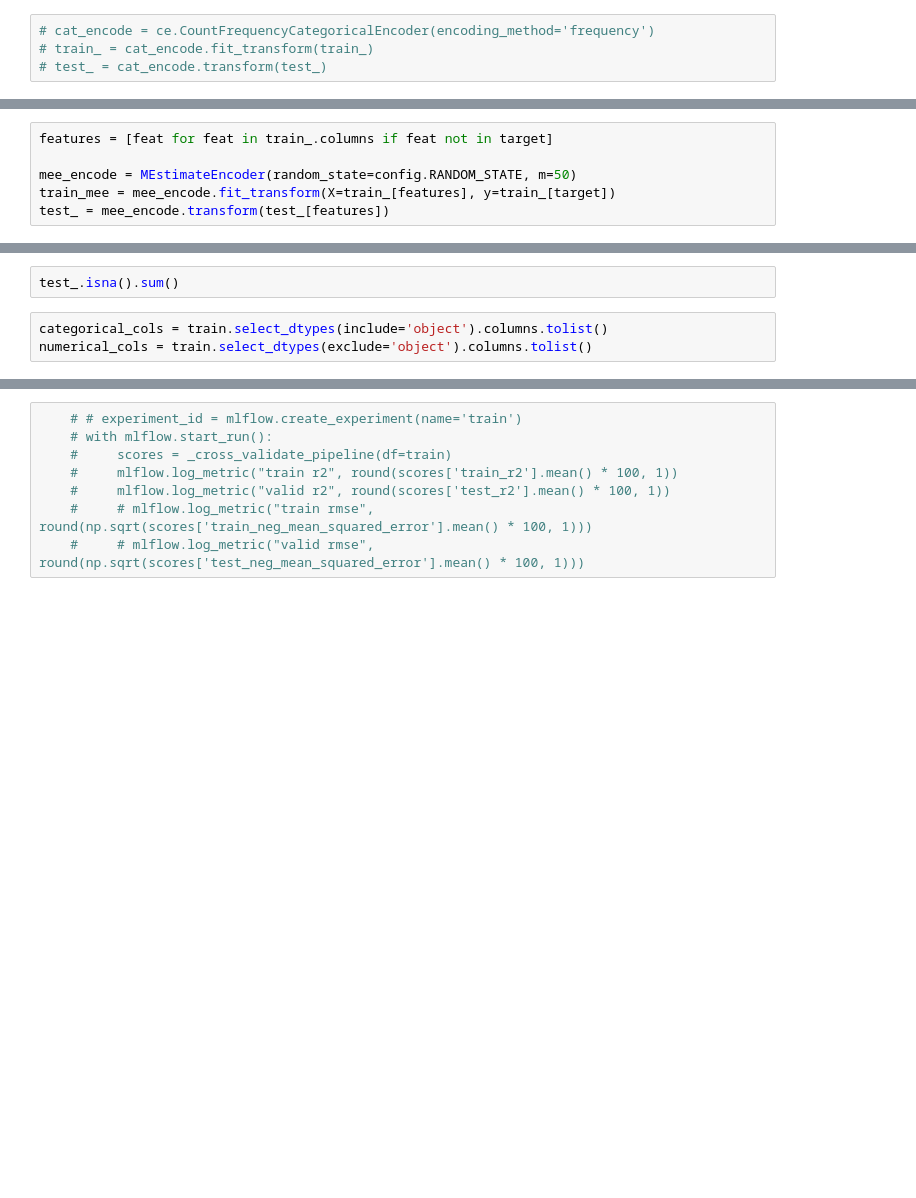
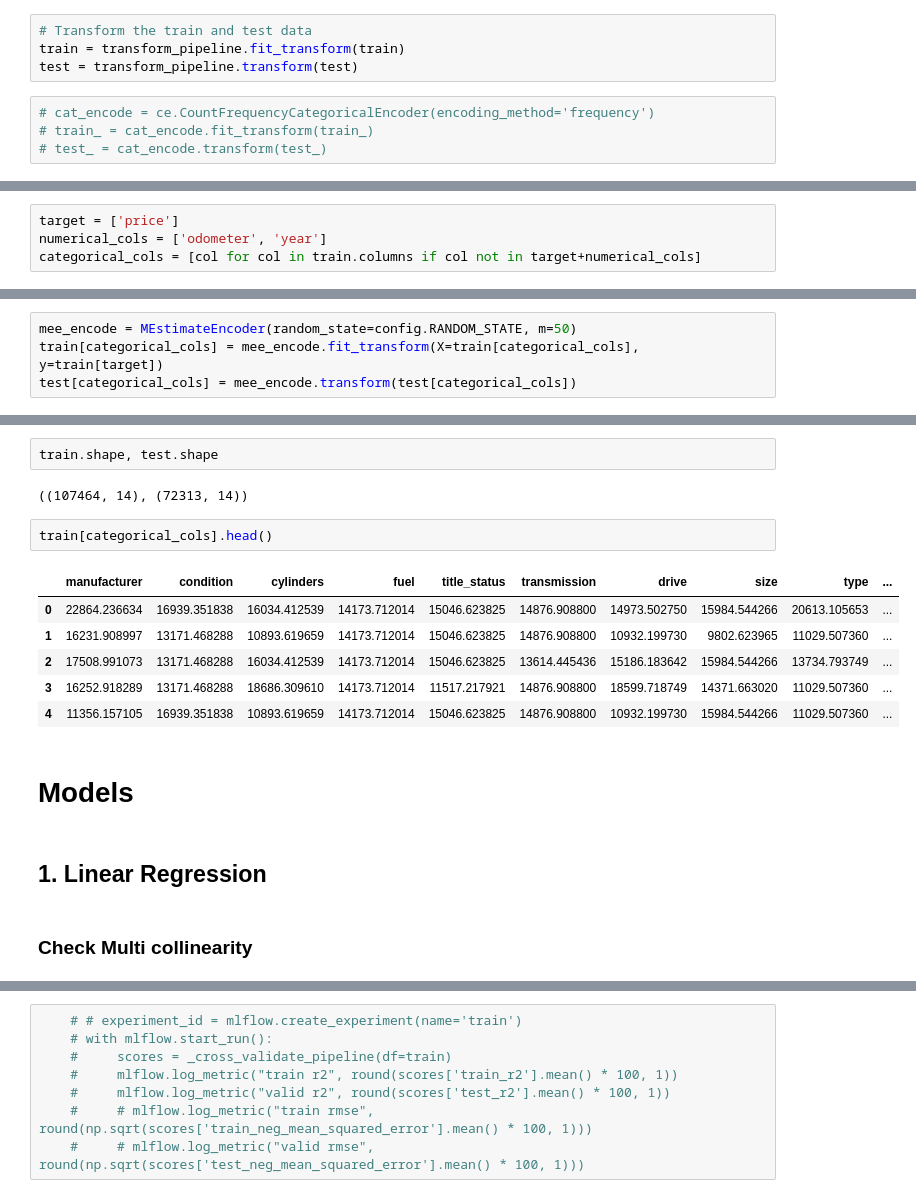
Before and after one commit to Tejash-Shah/used_car_price, a Jupyter notebook: notebooks/EDA.ipynb, the cells around one changed output, grey strips where cells are left out. Drawn from its saved outputs; the diff is of its cells as text; blank space fills up the shorter version.

```diff
--- a/notebooks/EDA.ipynb
+++ b/notebooks/EDA.ipynb
@@ -507,3 +558,7 @@ test_ = transform_pipeline.transform(test_)
+# %%
+# Transform the train and test data
+train = transform_pipeline.fit_transform(train)
+test = transform_pipeline.transform(test)
 # %%
 # cat_encode = ce.CountFrequencyCategoricalEncoder(encoding_method='frequency')
 # train_ = cat_encode.fit_transform(train_)
@@ -510,0 +586,4 @@ test_ = transform_pipeline.transform(test_)
+# %%
+target = ['price']
+numerical_cols = ['odometer', 'year']
+categorical_cols = [col for col in train.columns if col not in target+numerical_cols]
@@ -511,6 +616,4 @@ test_ = transform_pipeline.transform(test_)
 # %%
-features = [feat for feat in train_.columns if feat not in target]
-
 mee_encode = MEstimateEncoder(random_state=config.RANDOM_STATE, m=50)
-train_mee = mee_encode.fit_transform(X=train_[features], y=train_[target])
-test_ = mee_encode.transform(test_[features])
+train[categorical_cols] = mee_encode.fit_transform(X=train[categorical_cols], y=train[target])
+test[categorical_cols] = mee_encode.transform(test[categorical_cols])
@@ -647,5 +620,19 @@ print(f"Test data RMSE: {round(np.sqrt(mean_squared_error(y_pred=sub_prediction,
-# %%
-test_.isna().sum()
-# %%
-categorical_cols = train.select_dtypes(include='object').columns.tolist()
-numerical_cols = train.select_dtypes(exclude='object').columns.tolist()
+# %%
+train.shape, test.shape
+# %% [output]
+((107464, 14), (72313, 14))
+# %%
+train[categorical_cols].head()
+# %% [output]
+|  | manufacturer | condition | cylinders | fuel | title_status | transmission | drive | size | type | ... |
+| 0 | 22864.236634 | 16939.351838 | 16034.412539 | 14173.712014 | 15046.623825 | 14876.908800 | 14973.502750 | 15984.544266 | 20613.105653 | ... |
+| 1 | 16231.908997 | 13171.468288 | 10893.619659 | 14173.712014 | 15046.623825 | 14876.908800 | 10932.199730 | 9802.623965 | 11029.507360 | ... |
+| 2 | 17508.991073 | 13171.468288 | 16034.412539 | 14173.712014 | 15046.623825 | 13614.445436 | 15186.183642 | 15984.544266 | 13734.793749 | ... |
+| 3 | 16252.918289 | 13171.468288 | 18686.309610 | 14173.712014 | 11517.217921 | 14876.908800 | 18599.718749 | 14371.663020 | 11029.507360 | ... |
+| 4 | 11356.157105 | 16939.351838 | 10893.619659 | 14173.712014 | 15046.623825 | 14876.908800 | 10932.199730 | 15984.544266 | 11029.507360 | ... |
+# %% [markdown]
+# Models
+# %% [markdown]
+## 1. Linear Regression
+# %% [markdown]
+### Check Multi collinearity
```
Also changed, not shown: parts of 230 cells of this notebook.
